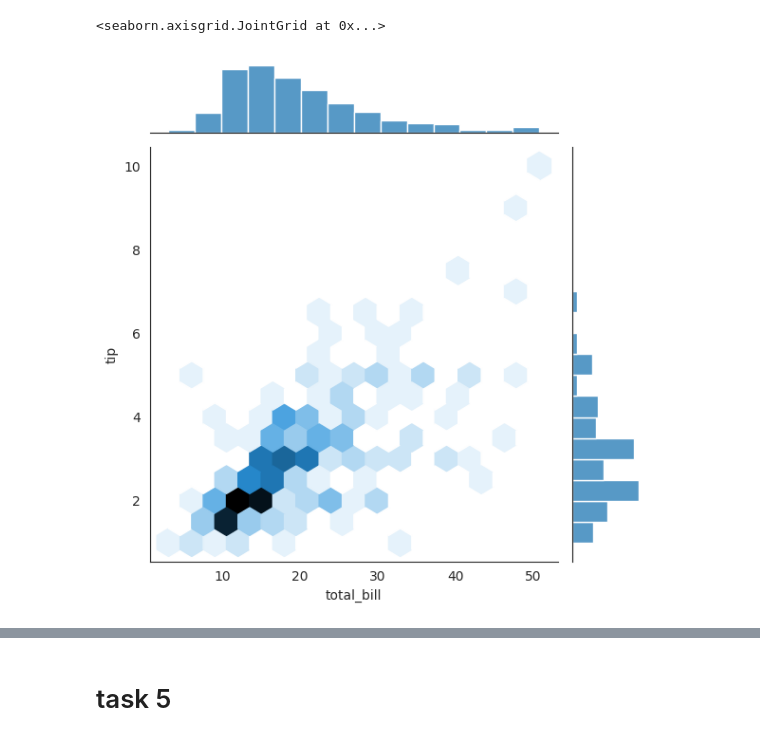
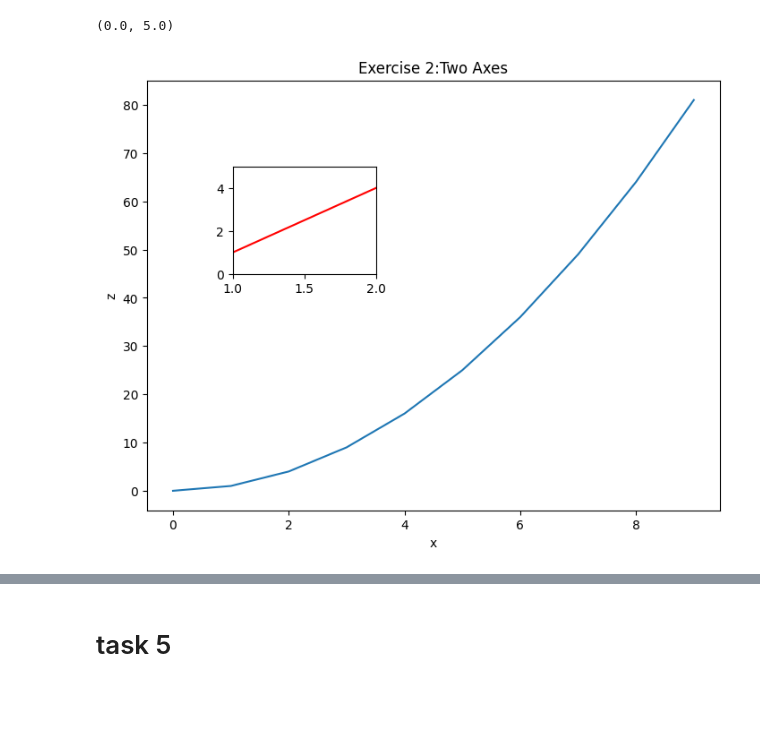
Before and after one commit to Anikrai11/titanic, a Jupyter notebook: module_9.ipynb, the cells around one changed output, grey strips where cells are left out. Saved outputs shown, nothing was run; the diff lists cells and outputs as text; code cells hidden in the pictures; blank space fills up the shorter version.

```diff
--- a/module_9.ipynb
+++ b/module_9.ipynb
@@ -47,5 +25,13 @@ sns.jointplot(x="total_bill",y="tip",data=tips)
-# %%
-sns.jointplot(x="total_bill",y="tip",data=tips,kind="hex")
-# %% [output]
-<seaborn.axisgrid.JointGrid at 0x...>
-[figure, removed]
+# %%
+fig=plt.figure()
+ax1=fig.add_axes([0,0,1,1])
+ax2=fig.add_axes([0.15,0.55,0.25,0.25])
+ax1.plot(x,z)
+ax1.set_xlabel("x");ax1.set_ylabel("z")
+ax1.set_title("Exercise 2:Two Axes")
+ax2.plot(x,z,color="red")
+ax2.set_xlim(1,2)
+ax2.set_ylim(0,5)
+# %% [output]
+(0.0, 5.0)
+[figure, added]
```
Also changed, not shown: parts of 26 cells of this notebook.
